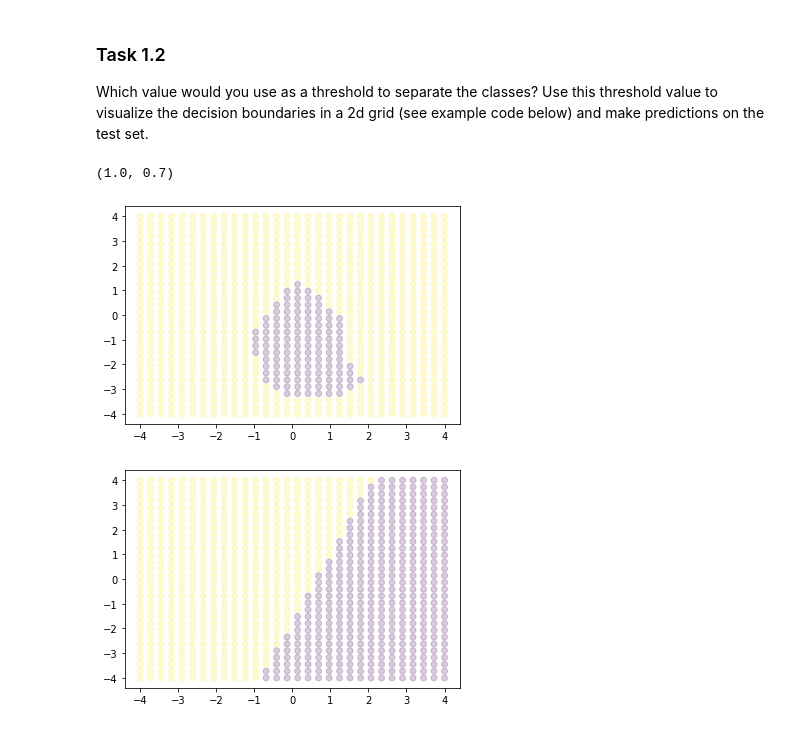
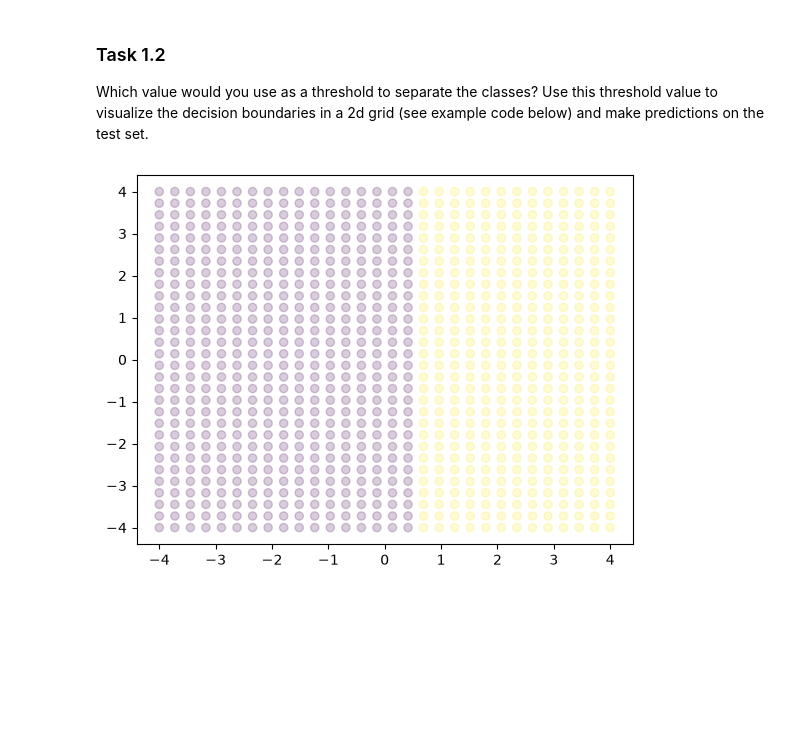
Before and after one commit to JanLuckhardt/machine-learning, a Jupyter notebook: 03_kernel_discriminant_analysis.ipynb, the cells around one changed output. Cells and saved outputs as stored; diff of their text form; code cells hidden in the pictures; blank space fills up the shorter version.

```diff
--- a/03_kernel_discriminant_analysis.ipynb
+++ b/03_kernel_discriminant_analysis.ipynb
@@ -76,0 +67,20 @@ plt.colorbar()
+# %%
+# RBF kernel
+def RBF_Kernel(x_i, x_j, gamma=1):
+    return np.exp(- gamma * np.linalg.norm(x_i-x_j)**2)
+# %%
+# Visualize pairwise similarities
+K = np.zeros((len(x), len(x)))
+
+for i, x_i in enumerate(x):
+    for j, x_j in enumerate(x):
+        K[i,j] = RBF_Kernel(x_i, x_j)
+
+plt.figure(figsize=(4, 3))
+plt.imshow(K, cmap='viridis')
+plt.colorbar(label='Similarity')
+plt.xlabel('Data point j')
+plt.ylabel('Data point i')
+plt.title('Gaussian RBF Kernel')
+plt.axis('equal')
+plt.show()
@@ -163,48 +234,20 @@ pred_lin=predict(X_test,X_train,alpha_lin,linear_kernel)
-# %%
-predicted_rbf = pred_rbf>np.mean(pred_rbf)
-acc_rbf = np.mean(predicted_rbf==y_test)
-predicted_lin = pred_lin>np.mean(pred_lin)
-acc_lin = np.mean(predicted_lin==y_test)
-acc_rbf,acc_lin
-# %% [output]
-(1.0, 0.7)
 # %%
 def plot_decision_boundary(predict_fn):
     ''' Plot decision boundary.
 
     predict_fn: function handle to a predict function that takes
                 as input a data point x and outputs the predicted
                 label t
     '''
     grid = np.meshgrid(np.linspace(-4, 4, 30), np.linspace(-4, 4, 30))
     grid_x, grid_y = grid[0].flatten(), grid[1].flatten()
     grid_t = np.array([
-        predict_fn([[x, y]]) for x, y, in zip(grid_x, grid_y)])
+        predict_fn([x, y]) for x, y, in zip(grid_x, grid_y)])
     plt.scatter(grid_x, grid_y, c=grid_t, alpha=0.2)
 
 
 # The following example has the decision boundary at x[0] = 0.5
-predict_fn = lambda x: predict(x,X_train,alpha_rbf,rbf_kernel)>np.mean(pred_rbf)
+predict_fn = lambda x: x[0] > 0.5
 plot_decision_boundary(predict_fn)
 # %% [output]
-[figure, old version]
+[figure, new version]
-# %%
-def plot_decision_boundary(predict_fn):
-    ''' Plot decision boundary.
-
-    predict_fn: function handle to a predict function that takes
-                as input a data point x and outputs the predicted
-                label t
-    '''
-    grid = np.meshgrid(np.linspace(-4, 4, 30), np.linspace(-4, 4, 30))
-    grid_x, grid_y = grid[0].flatten(), grid[1].flatten()
-    grid_t = np.array([
-        predict_fn([[x, y]]) for x, y, in zip(grid_x, grid_y)])
-    plt.scatter(grid_x, grid_y, c=grid_t, alpha=0.2)
-
-
-# The following example has the decision boundary at x[0] = 0.5
-predict_fn = lambda x: predict(x,X_train,alpha_lin,linear_kernel)>np.mean(pred_lin)
-plot_decision_boundary(predict_fn)
-# %% [output]
-[figure, removed]
```
Also changed, not shown: parts of 13 cells of this notebook.
